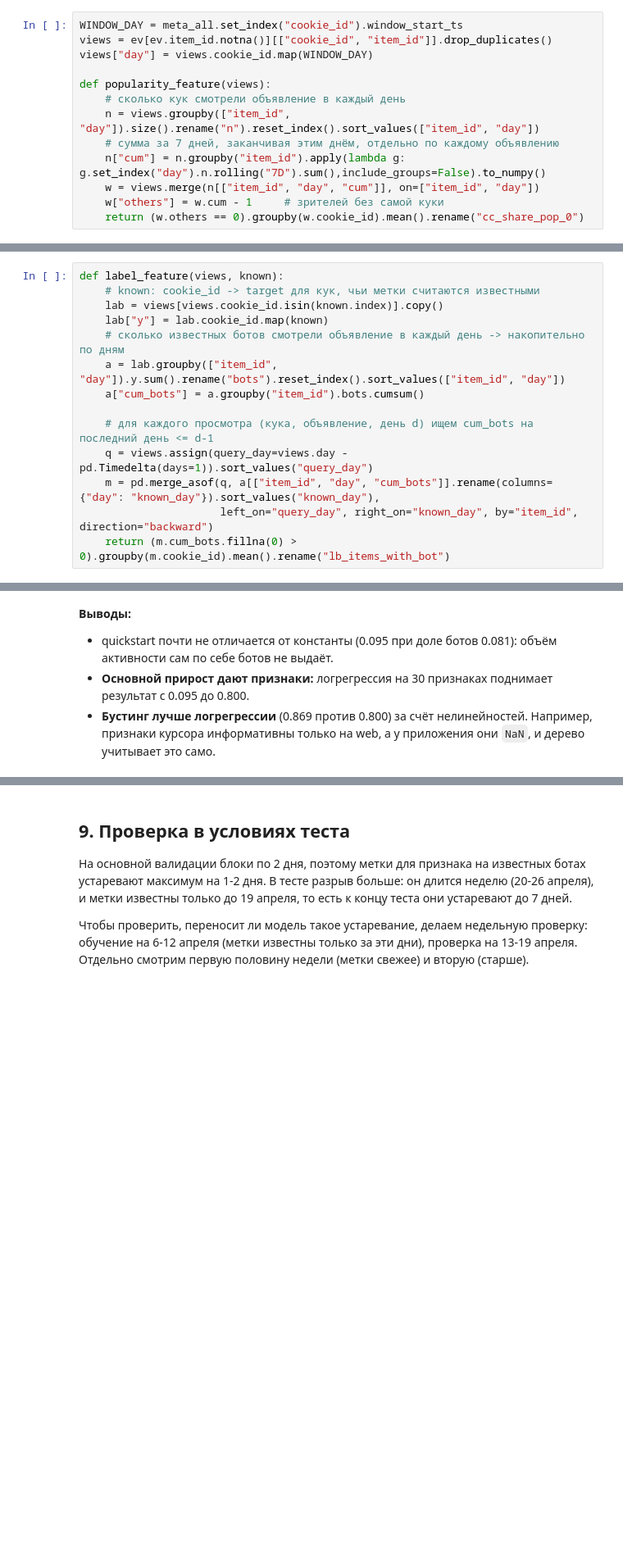
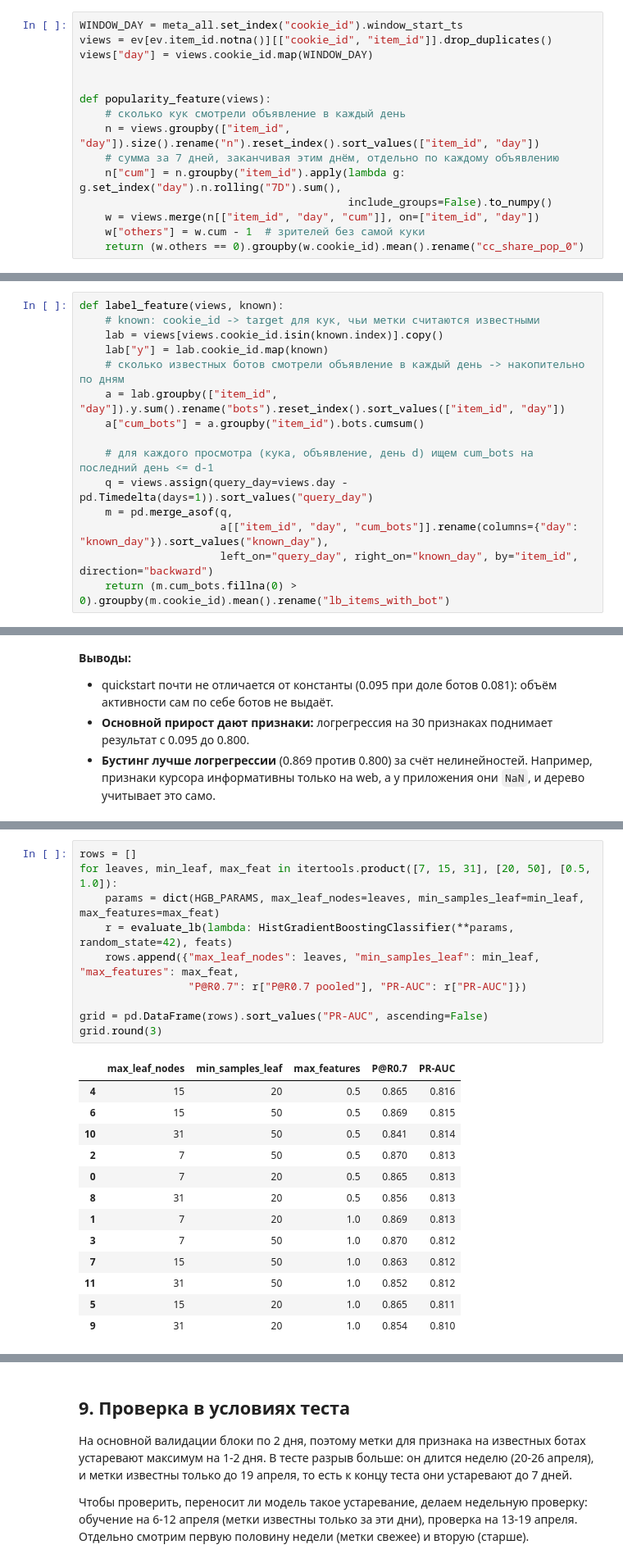
Before and after one commit to danchelo1/bot_detector, a Jupyter notebook: solution.ipynb, the cells around one changed output, grey strips where cells are left out. Shown at 82% size. Drawn from its saved outputs; the diff is of its cells as text; blank space fills up the shorter version.

```diff
--- a/solution.ipynb
+++ b/solution.ipynb
@@ -563,13 +578,15 @@ WINDOW_DAY = meta_all.set_index("cookie_id").window_start_ts
 views = ev[ev.item_id.notna()][["cookie_id", "item_id"]].drop_duplicates()
 views["day"] = views.cookie_id.map(WINDOW_DAY)
 
+
 def popularity_feature(views):
     # сколько кук смотрели объявление в каждый день
     n = views.groupby(["item_id", "day"]).size().rename("n").reset_index().sort_values(["item_id", "day"])
     # сумма за 7 дней, заканчивая этим днём, отдельно по каждому объявлению
-    n["cum"] = n.groupby("item_id").apply(lambda g: g.set_index("day").n.rolling("7D").sum(),include_groups=False).to_numpy()
+    n["cum"] = n.groupby("item_id").apply(lambda g: g.set_index("day").n.rolling("7D").sum(),
+                                          include_groups=False).to_numpy()
     w = views.merge(n[["item_id", "day", "cum"]], on=["item_id", "day"])
-    w["others"] = w.cum - 1     # зрителей без самой куки
+    w["others"] = w.cum - 1  # зрителей без самой куки
     return (w.others == 0).groupby(w.cookie_id).mean().rename("cc_share_pop_0")
 # %%
 feats = feats.join(popularity_feature(views))
@@ -597,7 +614,8 @@ def label_feature(views, known):
 
     # для каждого просмотра (кука, объявление, день d) ищем cum_bots на последний день <= d-1
     q = views.assign(query_day=views.day - pd.Timedelta(days=1)).sort_values("query_day")
-    m = pd.merge_asof(q, a[["item_id", "day", "cum_bots"]].rename(columns={"day": "known_day"}).sort_values("known_day"),
+    m = pd.merge_asof(q,
+                      a[["item_id", "day", "cum_bots"]].rename(columns={"day": "known_day"}).sort_values("known_day"),
                       left_on="query_day", right_on="known_day", by="item_id", direction="backward")
     return (m.cum_bots.fillna(0) > 0).groupby(m.cookie_id).mean().rename("lb_items_with_bot")
 # %%
@@ -673,0 +699,24 @@ pd.DataFrame(results).T
+# %%
+rows = []
+for leaves, min_leaf, max_feat in itertools.product([7, 15, 31], [20, 50], [0.5, 1.0]):
+    params = dict(HGB_PARAMS, max_leaf_nodes=leaves, min_samples_leaf=min_leaf, max_features=max_feat)
+    r = evaluate_lb(lambda: HistGradientBoostingClassifier(**params, random_state=42), feats)
+    rows.append({"max_leaf_nodes": leaves, "min_samples_leaf": min_leaf, "max_features": max_feat,
+                 "P@R0.7": r["P@R0.7 pooled"], "PR-AUC": r["PR-AUC"]})
+
+grid = pd.DataFrame(rows).sort_values("PR-AUC", ascending=False)
+grid.round(3)
+# %% [output]
+|  | max_leaf_nodes | min_samples_leaf | max_features | P@R0.7 | PR-AUC |
+| 4 | 15 | 20 | 0.5 | 0.865 | 0.816 |
+| 6 | 15 | 50 | 0.5 | 0.869 | 0.815 |
+| 10 | 31 | 50 | 0.5 | 0.841 | 0.814 |
+| 2 | 7 | 50 | 0.5 | 0.870 | 0.813 |
+| 0 | 7 | 20 | 0.5 | 0.865 | 0.813 |
+| 8 | 31 | 20 | 0.5 | 0.856 | 0.813 |
+| 1 | 7 | 20 | 1.0 | 0.869 | 0.813 |
+| 3 | 7 | 50 | 1.0 | 0.870 | 0.812 |
+| 7 | 15 | 50 | 1.0 | 0.863 | 0.812 |
+| 11 | 31 | 50 | 1.0 | 0.852 | 0.812 |
+| 5 | 15 | 20 | 1.0 | 0.865 | 0.811 |
+| 9 | 31 | 20 | 1.0 | 0.854 | 0.810 |
```
Also changed, not shown: parts of 23 cells of this notebook.
